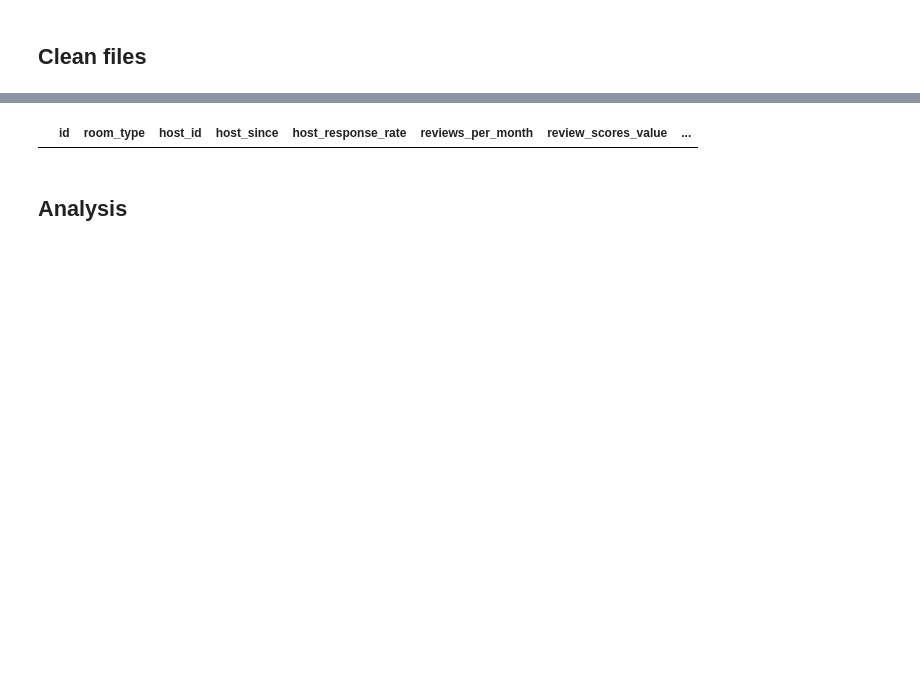
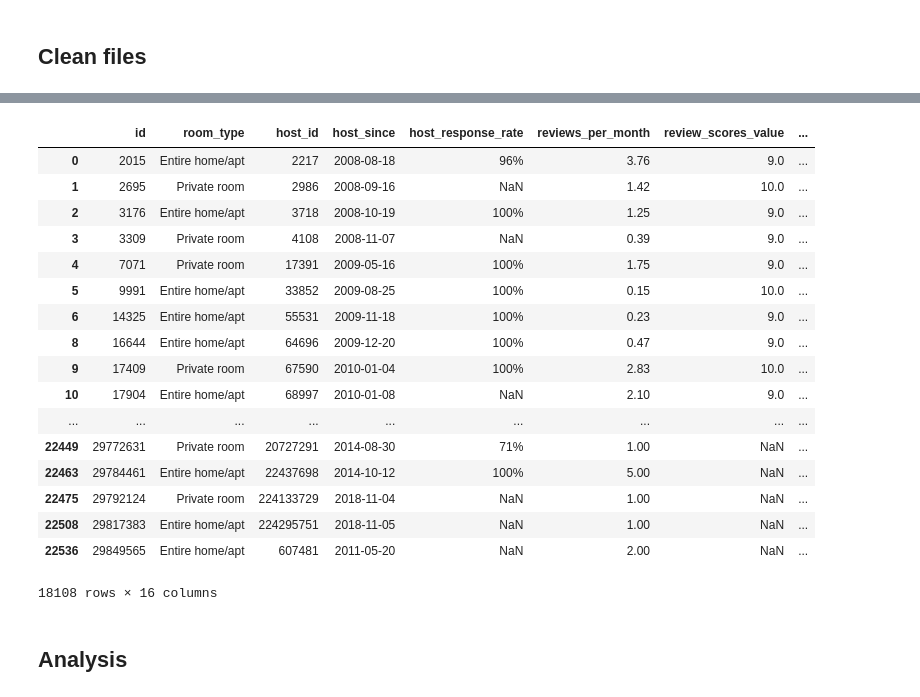
Before and after one commit to CaillouxZinzin/AirBnBAnalysis, a Jupyter notebook: AirbnbAnalysis/BerlinData.ipynb, the cells around one changed output, grey strips where cells are left out. Drawn from its saved outputs; the diff is of its cells as text; code cells hidden in the pictures; blank space fills up the shorter version.

```diff
--- a/AirbnbAnalysis/BerlinData.ipynb
+++ b/AirbnbAnalysis/BerlinData.ipynb
@@ -38,9 +37,26 @@ listing.head(5)
 # %%
 listing = listing.loc[:,['id', 'room_type', 'host_id', 'host_since', 'host_response_rate', 'reviews_per_month', 'review_scores_value', 'review_scores_location', 'review_scores_communication',
 'review_scores_checkin', 'review_scores_cleanliness', 'review_scores_rating', 'price', 'cleaning_fee', 'zipcode', 'number_of_reviews']]
 listing = listing.dropna(subset=['id', 'room_type', 'host_id', 'host_since', 'reviews_per_month', 'price', 'zipcode' ])
-listing.head(5)
+listing
 # %% [output]
 |  | id | room_type | host_id | host_since | host_response_rate | reviews_per_month | review_scores_value | ... |
+| 0 | 2015 | Entire home/apt | 2217 | 2008-08-18 | 96% | 3.76 | 9.0 | ... |
+| 1 | 2695 | Private room | 2986 | 2008-09-16 | NaN | 1.42 | 10.0 | ... |
+| 2 | 3176 | Entire home/apt | 3718 | 2008-10-19 | 100% | 1.25 | 9.0 | ... |
+| 3 | 3309 | Private room | 4108 | 2008-11-07 | NaN | 0.39 | 9.0 | ... |
+| 4 | 7071 | Private room | 17391 | 2009-05-16 | 100% | 1.75 | 9.0 | ... |
+| 5 | 9991 | Entire home/apt | 33852 | 2009-08-25 | 100% | 0.15 | 10.0 | ... |
+| 6 | 14325 | Entire home/apt | 55531 | 2009-11-18 | 100% | 0.23 | 9.0 | ... |
+| 8 | 16644 | Entire home/apt | 64696 | 2009-12-20 | 100% | 0.47 | 9.0 | ... |
+| 9 | 17409 | Private room | 67590 | 2010-01-04 | 100% | 2.83 | 10.0 | ... |
+| 10 | 17904 | Entire home/apt | 68997 | 2010-01-08 | NaN | 2.10 | 9.0 | ... |
+| ... | ... | ... | ... | ... | ... | ... | ... | ... |
+| 22449 | 29772631 | Private room | 20727291 | 2014-08-30 | 71% | 1.00 | NaN | ... |
+| 22463 | 29784461 | Entire home/apt | 22437698 | 2014-10-12 | 100% | 5.00 | NaN | ... |
+| 22475 | 29792124 | Private room | 224133729 | 2018-11-04 | NaN | 1.00 | NaN | ... |
+| 22508 | 29817383 | Entire home/apt | 224295751 | 2018-11-05 | NaN | 1.00 | NaN | ... |
+| 22536 | 29849565 | Entire home/apt | 607481 | 2011-05-20 | NaN | 2.00 | NaN | ... |
+18108 rows × 16 columns
 # %% [markdown]
 ## Analysis
```
Also changed, not shown: parts of 19 cells of this notebook, 6 other files.
